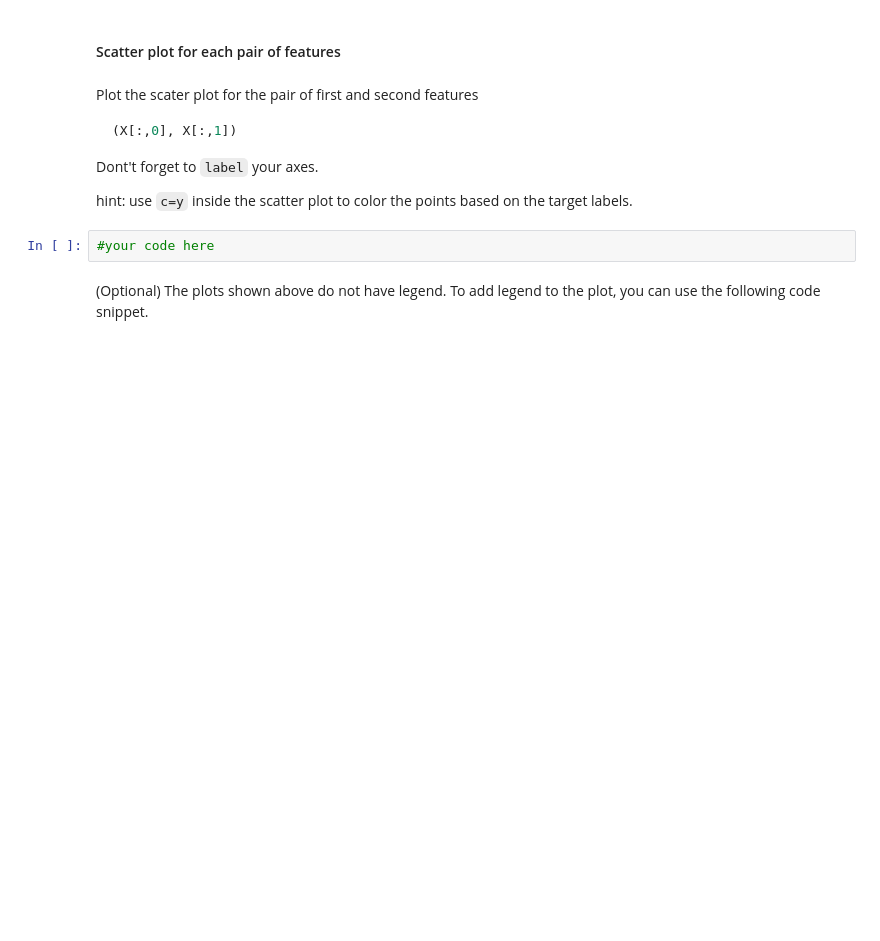
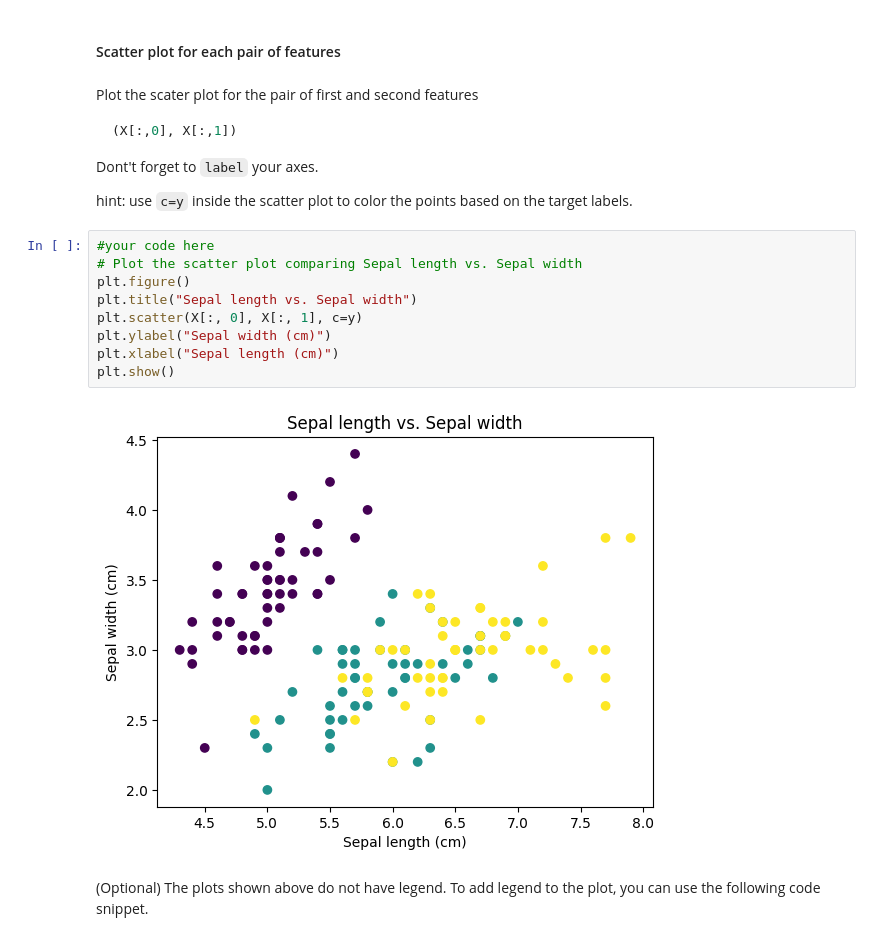
Before and after one commit to MatthewMacalaladGBC/PyData2025, a Jupyter notebook: Lab_Week7_KNN/Tue_Lab7_KNN.ipynb, the cells around one changed output. Cells and saved outputs as stored; diff of their text form; blank space fills up the shorter version.

```diff
--- a/Lab_Week7_KNN/Tue_Lab7_KNN.ipynb
+++ b/Lab_Week7_KNN/Tue_Lab7_KNN.ipynb
@@ -205,8 +328,17 @@ Plot the scater plot for the pair of first and second features
 Dont't forget to `label` your axes.
 
 hint: use `c=y` inside the scatter plot to color the points based on the target labels.
-# %%
-#your code here
+# %%
+#your code here
+# Plot the scatter plot comparing Sepal length vs. Sepal width
+plt.figure()
+plt.title("Sepal length vs. Sepal width")
+plt.scatter(X[:, 0], X[:, 1], c=y)
+plt.ylabel("Sepal width (cm)")
+plt.xlabel("Sepal length (cm)")
+plt.show()
+# %% [output]
+[figure, added]
 # %% [markdown]
 (Optional) The plots shown above do not have legend. To add legend to the plot, you can use the following code snippet.
 # %%
```
Also changed, not shown: parts of 50 cells of this notebook.
